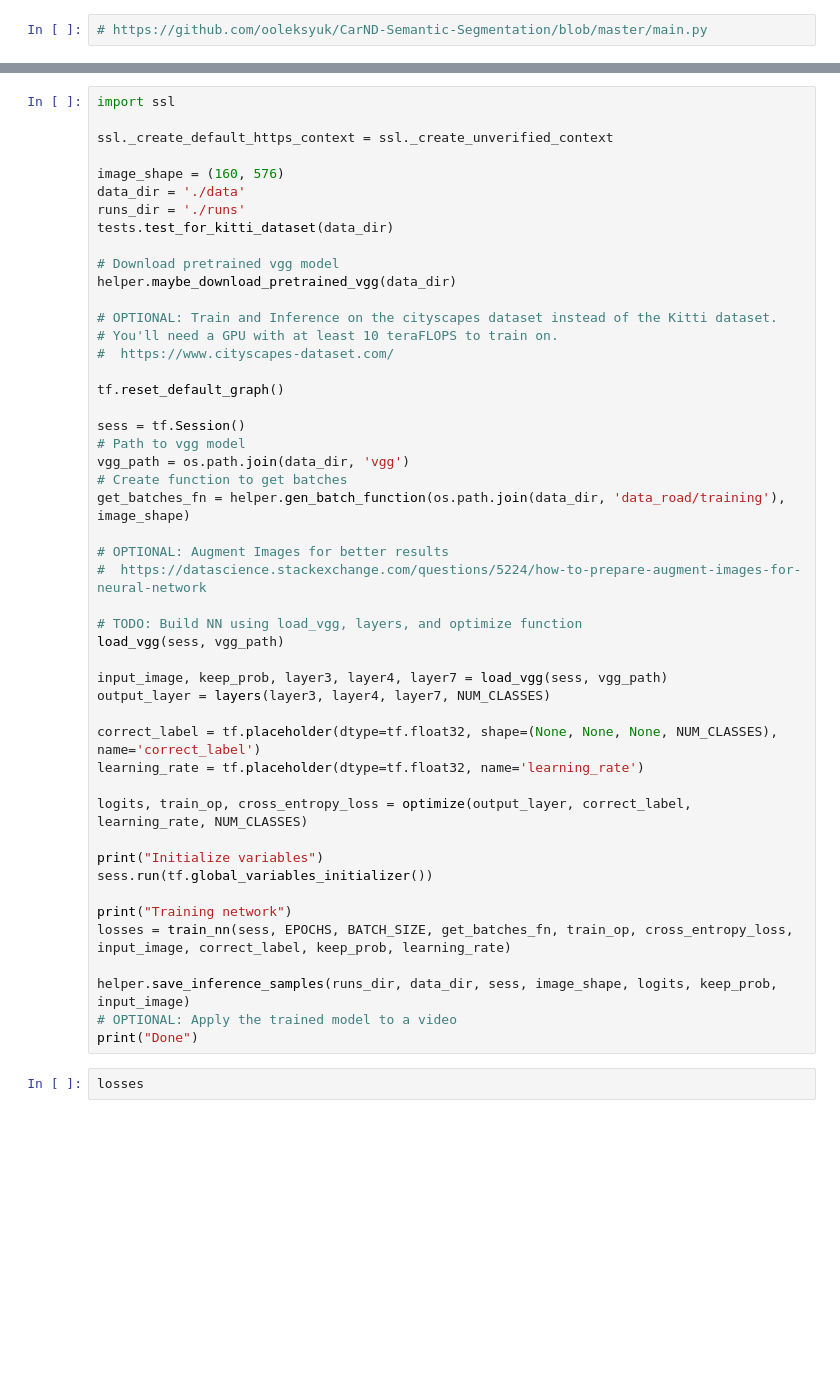
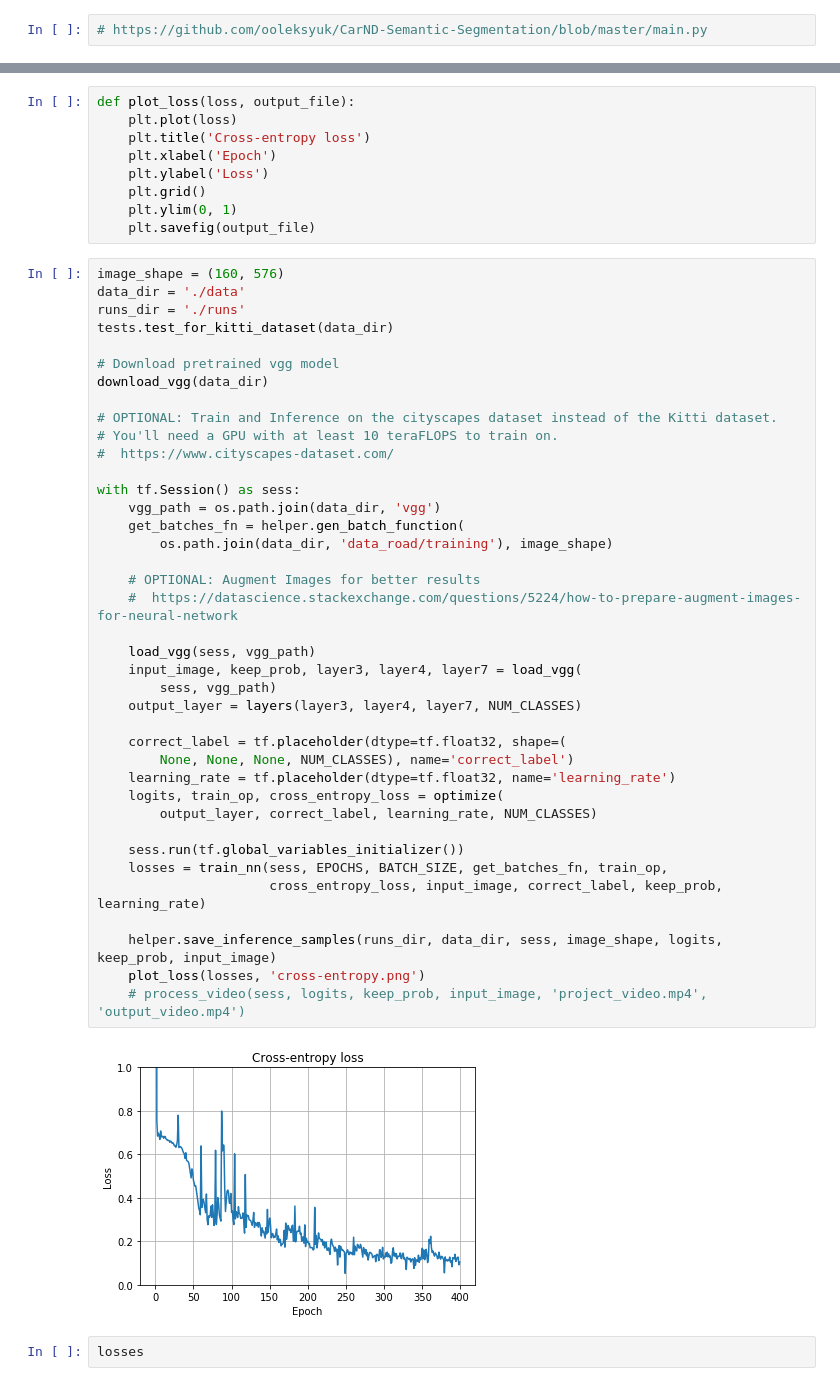
Before and after one commit to tindandelion/carnd-semantic-segmentation-p12, a Jupyter notebook: Semantic Segmentation Project.ipynb, the cells around one changed output, grey strips where cells are left out. Drawn from its saved outputs; the diff is of its cells as text; blank space fills up the shorter version.

```diff
--- a/Semantic Segmentation Project.ipynb
+++ b/Semantic Segmentation Project.ipynb
@@ -143,50 +183,52 @@ INFO:tensorflow:Restoring parameters from b'./data/vgg/variables/variables'
+# %%
+def plot_loss(loss, output_file):
+    plt.plot(loss)
+    plt.title('Cross-entropy loss')
+    plt.xlabel('Epoch')
+    plt.ylabel('Loss')
+    plt.grid()
+    plt.ylim(0, 1)
+    plt.savefig(output_file)
 # %%
-import ssl
-
-ssl._create_default_https_context = ssl._create_unverified_context
-
 image_shape = (160, 576)
 data_dir = './data'
 runs_dir = './runs'
 tests.test_for_kitti_dataset(data_dir)
 
 # Download pretrained vgg model
-helper.maybe_download_pretrained_vgg(data_dir)
+download_vgg(data_dir)
 
 # OPTIONAL: Train and Inference on the cityscapes dataset instead of the Kitti dataset.
 # You'll need a GPU with at least 10 teraFLOPS to train on.
 #  https://www.cityscapes-dataset.com/
 
-tf.reset_default_graph()
+with tf.Session() as sess:
+    vgg_path = os.path.join(data_dir, 'vgg')
+    get_batches_fn = helper.gen_batch_function(
+        os.path.join(data_dir, 'data_road/training'), image_shape)
 
-sess = tf.Session()
-# Path to vgg model
-vgg_path = os.path.join(data_dir, 'vgg')
-# Create function to get batches
-get_batches_fn = helper.gen_batch_function(os.path.join(data_dir, 'data_road/training'), image_shape)
+    # OPTIONAL: Augment Images for better results
+    #  https://datascience.stackexchange.com/questions/5224/how-to-prepare-augment-images-for-neural-network
 
-# OPTIONAL: Augment Images for better results
-#  https://datascience.stackexchange.com/questions/5224/how-to-prepare-augment-images-for-neural-network
+    load_vgg(sess, vgg_path)
+    input_image, keep_prob, layer3, layer4, layer7 = load_vgg(
+        sess, vgg_path)
+    output_layer = layers(layer3, layer4, layer7, NUM_CLASSES)
 
-# TODO: Build NN using load_vgg, layers, and optimize function
-load_vgg(sess, vgg_path)
+    correct_label = tf.placeholder(dtype=tf.float32, shape=(
+        None, None, None, NUM_CLASSES), name='correct_label')
+    learning_rate = tf.placeholder(dtype=tf.float32, name='learning_rate')
+    logits, train_op, cross_entropy_loss = optimize(
+        output_layer, correct_label, learning_rate, NUM_CLASSES)
 
-input_image, keep_prob, layer3, layer4, layer7 = load_vgg(sess, vgg_path)
-output_layer = layers(layer3, layer4, layer7, NUM_CLASSES)
+    sess.run(tf.global_variables_initializer())
+    losses = train_nn(sess, EPOCHS, BATCH_SIZE, get_batches_fn, train_op,
+                      cross_entropy_loss, input_image, correct_label, keep_prob, learning_rate)
 
-correct_label = tf.placeholder(dtype=tf.float32, shape=(None, None, None, NUM_CLASSES), name='correct_label')
-learning_rate = tf.placeholder(dtype=tf.float32, name='learning_rate')
-
-logits, train_op, cross_entropy_loss = optimize(output_layer, correct_label, learning_rate, NUM_CLASSES)
-
-print("Initialize variables")
-sess.run(tf.global_variables_initializer())
-
-print("Training network")
-losses = train_nn(sess, EPOCHS, BATCH_SIZE, get_batches_fn, train_op, cross_entropy_loss, input_image, correct_label, keep_prob, learning_rate)
-
-helper.save_inference_samples(runs_dir, data_dir, sess, image_shape, logits, keep_prob, input_image)
-# OPTIONAL: Apply the trained model to a video
-print("Done")
+    helper.save_inference_samples(runs_dir, data_dir, sess, image_shape, logits, keep_prob, input_image)
+    plot_loss(losses, 'cross-entropy.png')
+    # process_video(sess, logits, keep_prob, input_image, 'project_video.mp4', 'output_video.mp4')
+# %% [output]
+[figure, added]
 # %%
 losses
```
Also changed, not shown: parts of 19 cells of this notebook, 1 other file.
